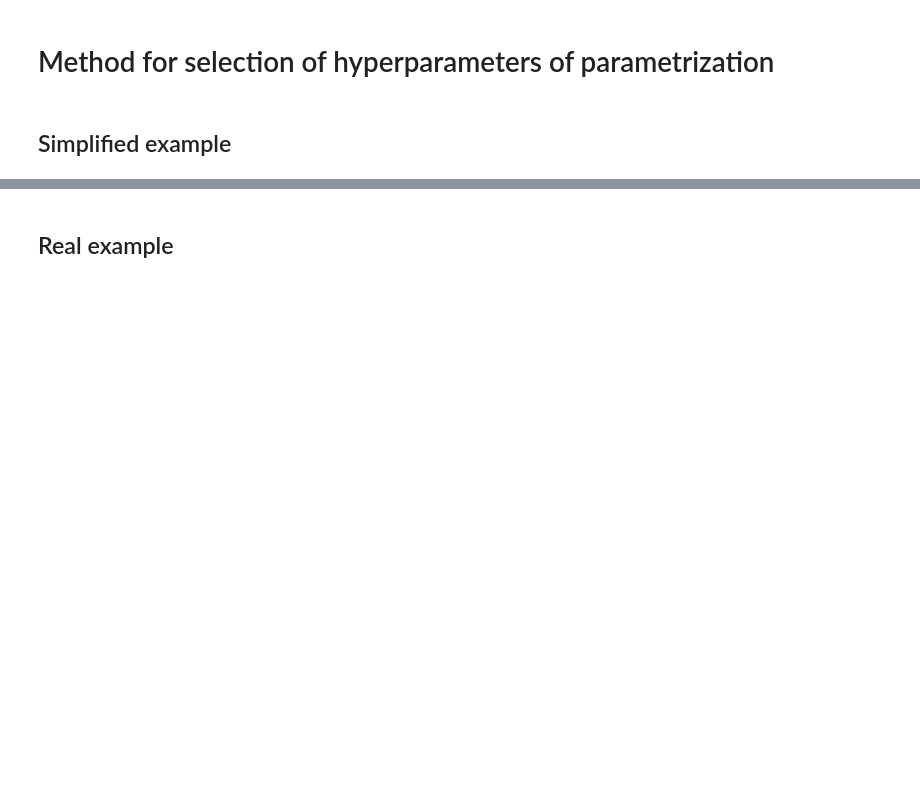
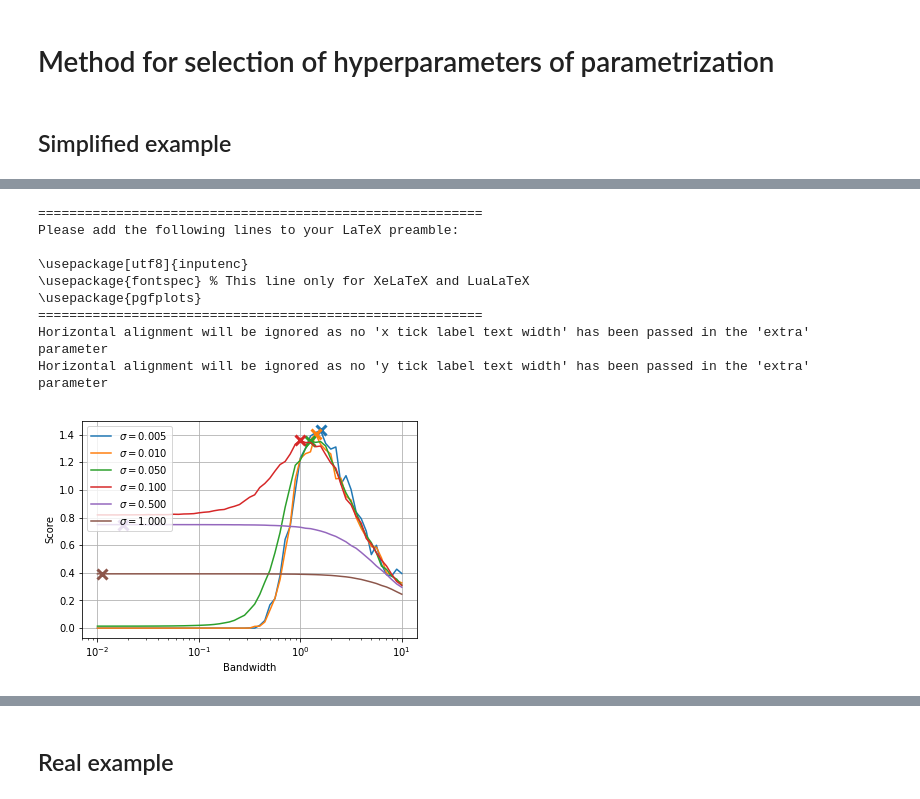
Before and after one commit to ErwindeGelder/ScenarioDomainModel, a Jupyter notebook: 20171126 Parametrization/Hyperparameter selection.ipynb, the cells around one changed output, grey strips where cells are left out. Saved outputs shown, nothing was run; the diff lists cells and outputs as text; code cells hidden in the pictures; blank space fills up the shorter version.

```diff
--- a/20171126 Parametrization/Hyperparameter selection.ipynb
+++ b/20171126 Parametrization/Hyperparameter selection.ipynb
@@ -13,7 +13,7 @@ from sklearn.preprocessing import StandardScaler
 import os
 from matplotlib import animation, rc
 from IPython.display import HTML
-overwrite = False
+overwrite = True
 # %%
 tikz_path = os.path.join('..', '20171126 Parametrization', 'figures')
 def tikz(name, extras=None):
@@ -46,8 +46,8 @@ def error(y, z, sigma=0.1):
     # Return the function
     # return np.mean(np.exp(-(y - yz)**2 / (2 * sigma**2))) / (sigma * np.sqrt(2*np.pi))
     # return np.mean(-np.abs(y - yz) / sigma) - np.log(2 * sigma)
-    # return np.exp(-np.mean((y - yz)**2 / (2 * sigma * sigma)) / np.sqrt(2 * np.pi * sigma))
-    return np.exp(-np.mean(np.abs(y - yz) / sigma))
+    return np.exp(-np.log(2*np.pi)/2 - np.log(sigma) - np.mean((y - yz)**2) / (2 * sigma * sigma))
+    # return np.exp(-np.mean(np.abs(y - yz) / sigma))
 # %%
 # Do it for a very simple case
 t = np.linspace(0, 1, 20)
@@ -133,12 +168,23 @@ ax1.legend()
 # %%
 for sigma, e in zip(Sigma, E):
-    plthandle = plt.semilogx(H, (e - np.min(e)) / (np.max(e) - np.min(e)), label='$\sigma = {:.3f}$'.format(sigma))
-    plt.plot(H[np.argmax(e)], 1, 'x', color=plthandle[0].get_color(), ms=10, mew=3)
+    plthandle = plt.semilogx(H, e, label='$\sigma = {:.3f}$'.format(sigma))
+    plt.plot(H[np.argmax(e)], np.max(e), 'x', color=plthandle[0].get_color(), ms=10, mew=3)
 plt.grid('on')
 plt.xlabel('Bandwidth')
-plt.ylabel('Score normalized per curve')
-plt.legend()
+plt.ylabel('Score')
+plt.legend(loc='upper left')
 tikz('simple_case_scores')
+# %% [output]
+=========================================================
+Please add the following lines to your LaTeX preamble:
+
+\usepackage[utf8]{inputenc}
+\usepackage{fontspec} % This line only for XeLaTeX and LuaLaTeX
+\usepackage{pgfplots}
+=========================================================
+Horizontal alignment will be ignored as no 'x tick label text width' has been passed in the 'extra' parameter
+Horizontal alignment will be ignored as no 'y tick label text width' has been passed in the 'extra' parameter
+[figure, added]
 # %%
 # Compare with maximum likelihood method
 x = thetatilde(spl_event.fit(t, v3).theta)
```
Also changed, not shown: parts of 12 cells of this notebook, 13 other files.
